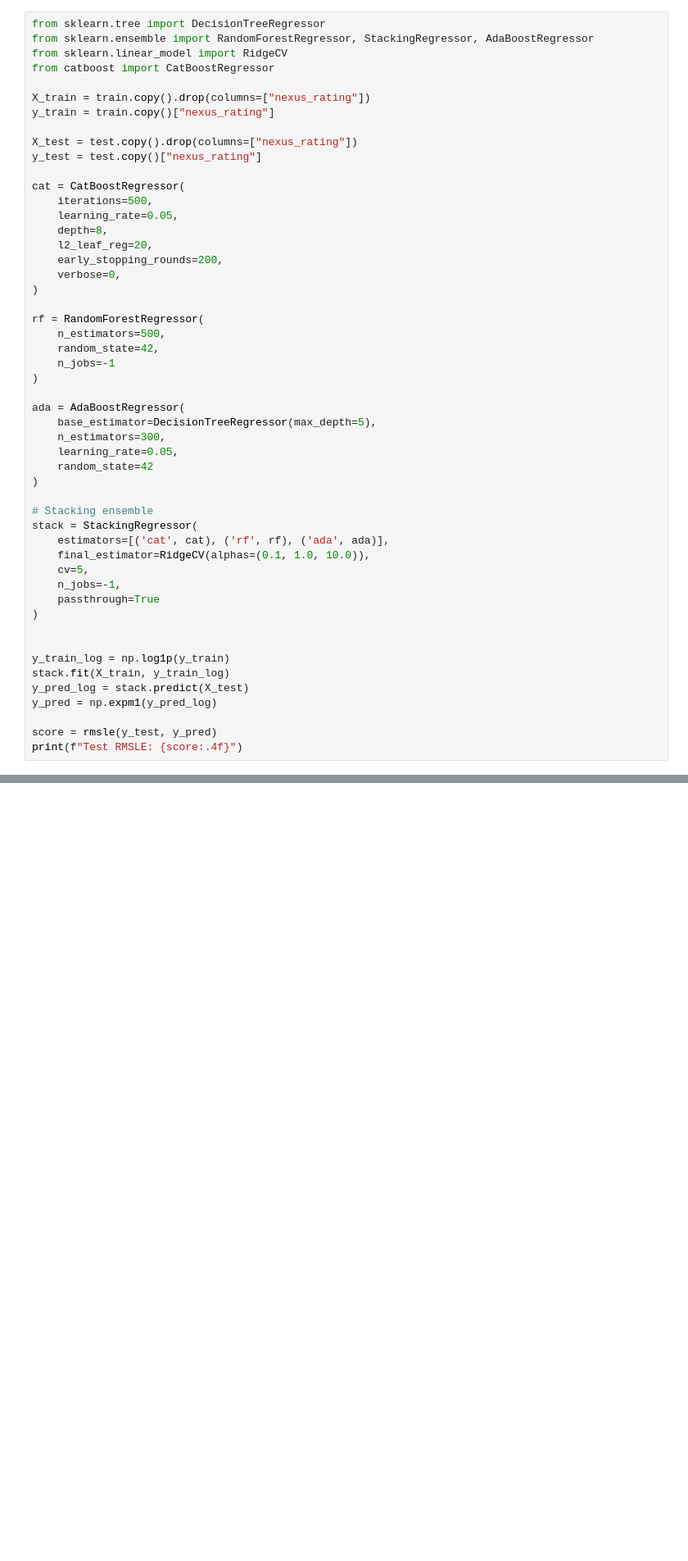
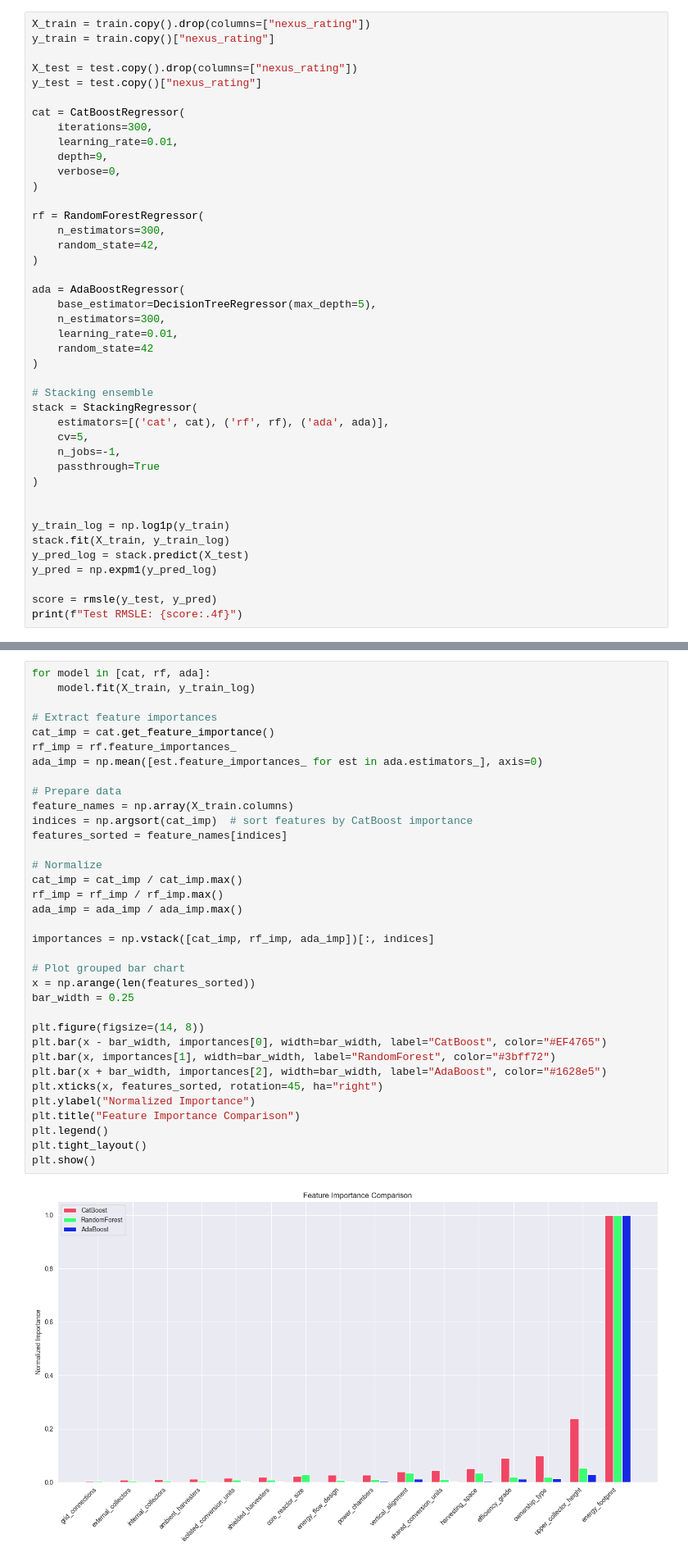
Before and after one commit to jenscaa/TDT4172-Assignments, a Jupyter notebook: Assignment1/Chapter_1.ipynb, the cells around one changed output, grey strips where cells are left out. Shown: that part at 82% size. Drawn from its saved outputs; the diff is of its cells as text; blank space fills up the shorter version.

```diff
--- a/Assignment1/Chapter_1.ipynb
+++ b/Assignment1/Chapter_1.ipynb
@@ -620,11 +624,6 @@ def rmsle(y_true, y_pred):
 # Final Mission
 ### 1. Performance
 # %%
-from sklearn.tree import DecisionTreeRegressor
-from sklearn.ensemble import RandomForestRegressor, StackingRegressor, AdaBoostRegressor
-from sklearn.linear_model import RidgeCV
-from catboost import CatBoostRegressor
-
 X_train = train.copy().drop(columns=["nexus_rating"])
 y_train = train.copy()["nexus_rating"]
 
@@ -632,31 +631,27 @@ X_test = test.copy().drop(columns=["nexus_rating"])
 y_test = test.copy()["nexus_rating"]
 
 cat = CatBoostRegressor(
-    iterations=500,
-    learning_rate=0.05,
-    depth=8,
-    l2_leaf_reg=20,
-    early_stopping_rounds=200,
+    iterations=300,
+    learning_rate=0.01,
+    depth=9,
     verbose=0,
 )
 
 rf = RandomForestRegressor(
-    n_estimators=500,
+    n_estimators=300,
     random_state=42,
-    n_jobs=-1
 )
 
 ada = AdaBoostRegressor(
     base_estimator=DecisionTreeRegressor(max_depth=5),
     n_estimators=300,
-    learning_rate=0.05,
+    learning_rate=0.01,
     random_state=42
 )
 
 # Stacking ensemble
 stack = StackingRegressor(
     estimators=[('cat', cat), ('rf', rf), ('ada', ada)],
-    final_estimator=RidgeCV(alphas=(0.1, 1.0, 10.0)),
     cv=5,
     n_jobs=-1,
     passthrough=True
@@ -682,3 +677,40 @@ The threshold-breaking strategy involved first shifting and cleaning the test da
 RMSLE was used because the target variable is positive and skewed, and the metric evaluates errors in relative terms rather than absolute size. This makes it more appropriate than RMSE when large values could dominate the error. The loss function used inside the stacking ensemble are the default loss functions for each model.
 
 **c)**
+# %%
+for model in [cat, rf, ada]:
+    model.fit(X_train, y_train_log)
+
+# Extract feature importances
+cat_imp = cat.get_feature_importance()
+rf_imp = rf.feature_importances_
+ada_imp = np.mean([est.feature_importances_ for est in ada.estimators_], axis=0)
+
+# Prepare data
+feature_names = np.array(X_train.columns)
+indices = np.argsort(cat_imp)  # sort features by CatBoost importance
+features_sorted = feature_names[indices]
+
+# Normalize
+cat_imp = cat_imp / cat_imp.max()
+rf_imp = rf_imp / rf_imp.max()
+ada_imp = ada_imp / ada_imp.max()
+
+importances = np.vstack([cat_imp, rf_imp, ada_imp])[:, indices]
+
+# Plot grouped bar chart
+x = np.arange(len(features_sorted))
+bar_width = 0.25
+
+plt.figure(figsize=(14, 8))
+plt.bar(x - bar_width, importances[0], width=bar_width, label="CatBoost", color="#EF4765")
+plt.bar(x, importances[1], width=bar_width, label="RandomForest", color="#3bff72")
+plt.bar(x + bar_width, importances[2], width=bar_width, label="AdaBoost", color="#1628e5")
+plt.xticks(x, features_sorted, rotation=45, ha="right")
+plt.ylabel("Normalized Importance")
+plt.title("Feature Importance Comparison")
+plt.legend()
+plt.tight_layout()
+plt.show()
+# %% [output]
+[figure, added]
```
Also changed, not shown: parts of 5 cells of this notebook.
